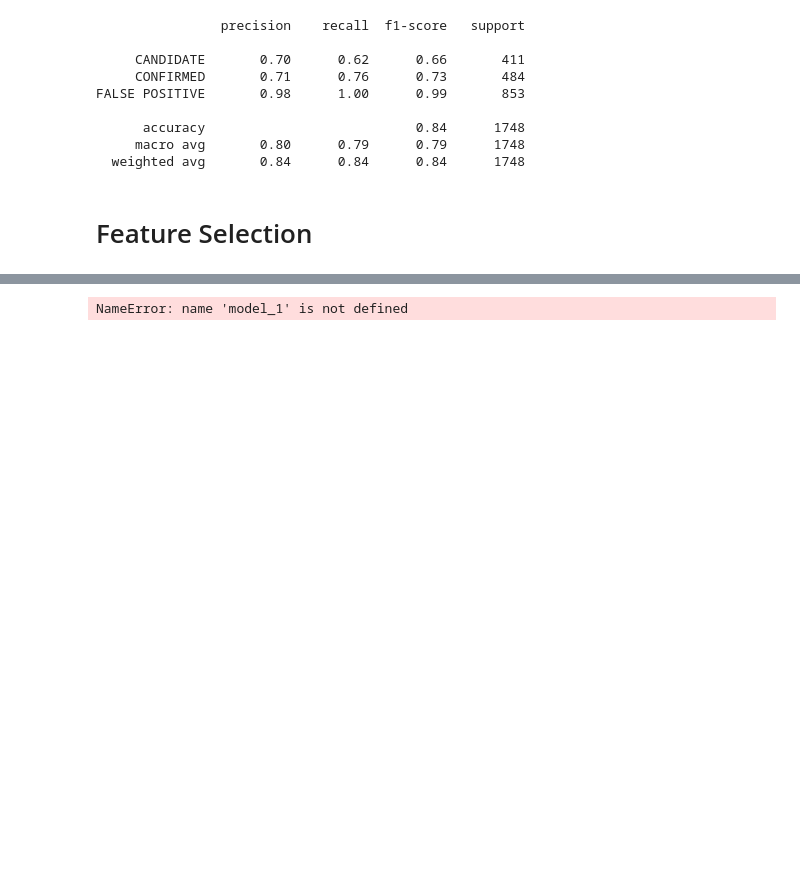
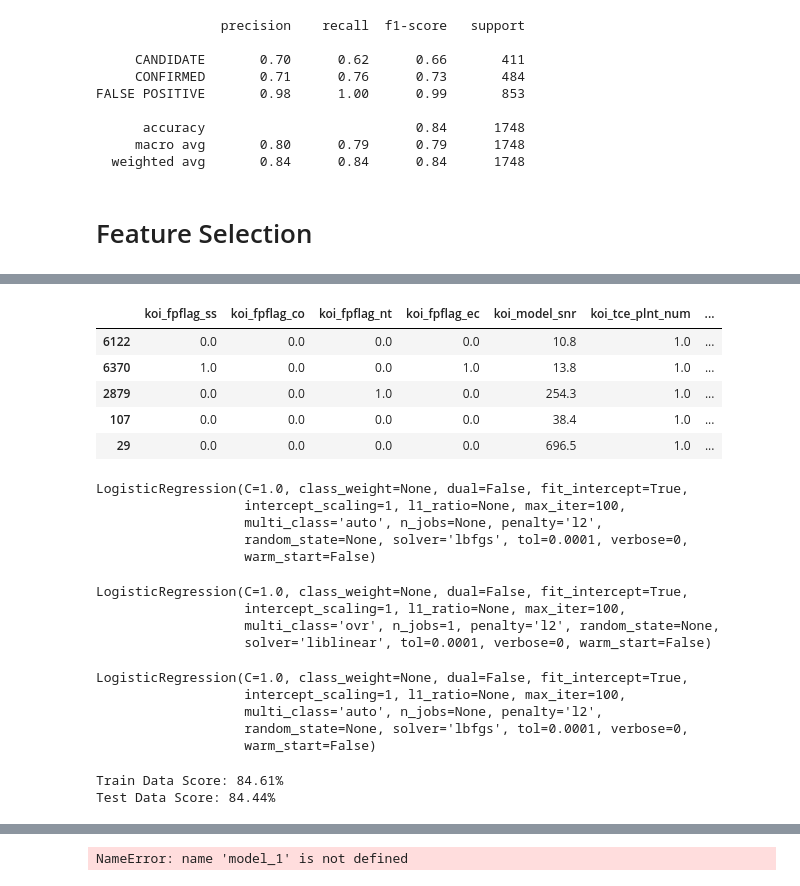
Before and after one commit to sushant822/machine-learning-challenge, a Jupyter notebook: starter_code/model_1.ipynb, the cells around one changed output, grey strips where cells are left out. Saved outputs shown, nothing was run; the diff lists cells and outputs as text; code cells hidden in the pictures; blank space fills up the shorter version.

```diff
--- a/starter_code/model_1.ipynb
+++ b/starter_code/model_1.ipynb
@@ -216,0 +238,13 @@ print(featureScores.nlargest(10,'Score'))  #print 10 best features
+# %%
+X_feature = feature_selected_df.copy()
+y_feature = df["koi_disposition"]
+# %%
+X_train_feature, X_test_feature, y_train_feature, y_test_feature = train_test_split(X_feature, y_feature, random_state=42)
+X_train_feature.head()
+# %% [output]
+|  | koi_fpflag_ss | koi_fpflag_co | koi_fpflag_nt | koi_fpflag_ec | koi_model_snr | koi_tce_plnt_num | ... |
+| 6122 | 0.0 | 0.0 | 0.0 | 0.0 | 10.8 | 1.0 | ... |
+| 6370 | 1.0 | 0.0 | 0.0 | 1.0 | 13.8 | 1.0 | ... |
+| 2879 | 0.0 | 0.0 | 1.0 | 0.0 | 254.3 | 1.0 | ... |
+| 107 | 0.0 | 0.0 | 0.0 | 0.0 | 38.4 | 1.0 | ... |
+| 29 | 0.0 | 0.0 | 0.0 | 0.0 | 696.5 | 1.0 | ... |
@@ -216,0 +256,36 @@ print(featureScores.nlargest(10,'Score'))  #print 10 best features
+# %%
+classifier_feature = LogisticRegression()
+classifier_feature
+# %% [output]
+LogisticRegression(C=1.0, class_weight=None, dual=False, fit_intercept=True,
+                   intercept_scaling=1, l1_ratio=None, max_iter=100,
+                   multi_class='auto', n_jobs=None, penalty='l2',
+                   random_state=None, solver='lbfgs', tol=0.0001, verbose=0,
+                   warm_start=False)
+# %%
+LogisticRegression(C=1.0, class_weight=None, dual=False, fit_intercept=True,
+          intercept_scaling=1, max_iter=100, multi_class='ovr', n_jobs=1,
+          penalty='l2', random_state=None, solver='liblinear', tol=0.0001,
+          verbose=0, warm_start=False)
+# %% [output]
+LogisticRegression(C=1.0, class_weight=None, dual=False, fit_intercept=True,
+                   intercept_scaling=1, l1_ratio=None, max_iter=100,
+                   multi_class='ovr', n_jobs=1, penalty='l2', random_state=None,
+                   solver='liblinear', tol=0.0001, verbose=0, warm_start=False)
+# %%
+classifier_feature.fit(X_train_minmax_feature, y_train_feature)
+# %% [output]
+LogisticRegression(C=1.0, class_weight=None, dual=False, fit_intercept=True,
+                   intercept_scaling=1, l1_ratio=None, max_iter=100,
+                   multi_class='auto', n_jobs=None, penalty='l2',
+                   random_state=None, solver='lbfgs', tol=0.0001, verbose=0,
+                   warm_start=False)
+# %%
+classifier_score_feature = round(classifier_feature.score(X_train_minmax_feature, y_train_feature)*100, 2)
+base_model_score_feature = round(classifier_feature.score(X_test_minmax_feature, y_test_feature)*100, 2)
+
+print(f'Train Data Score: {classifier_score_feature}%')
+print(f'Test Data Score: {base_model_score_feature}%')
+# %% [output]
+Train Data Score: 84.61%
+Test Data Score: 84.44%
```
Also changed, not shown: parts of 9 cells of this notebook.
